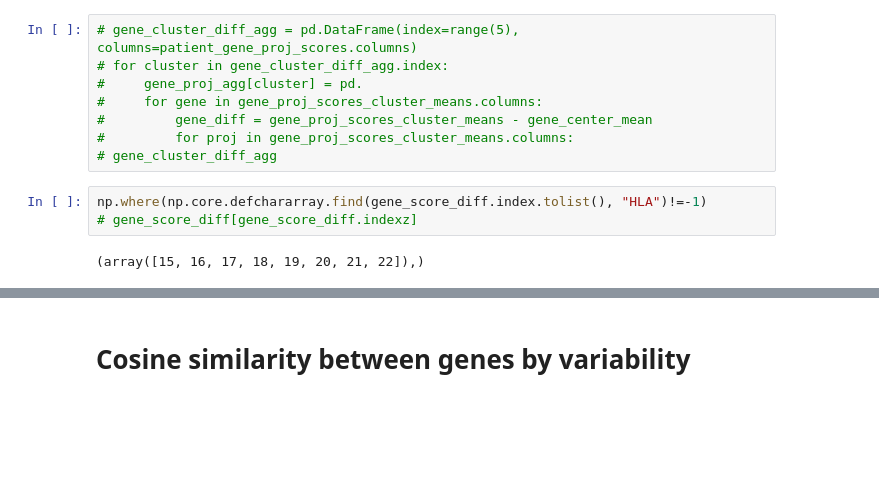
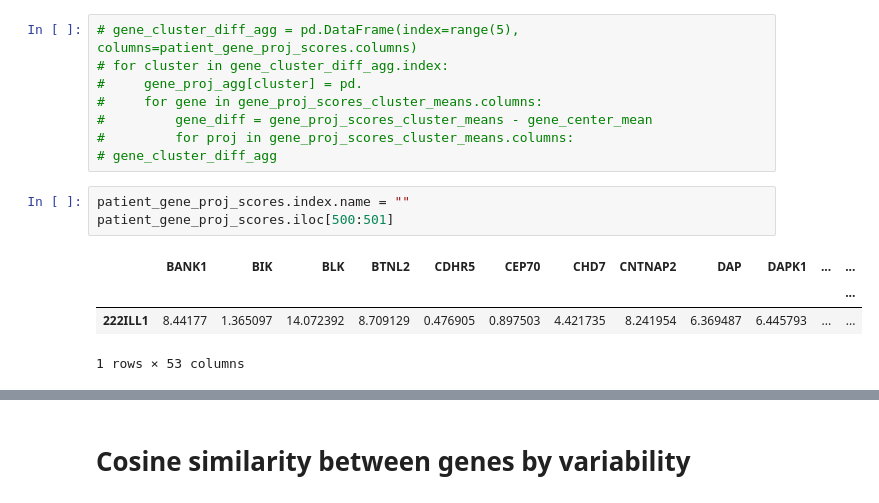
Before and after one commit to NCBI-Codeathons/SLEuth, a Jupyter notebook: notebooks/gene_feature_selection_from_cluster_results.ipynb, the cells around one changed output, grey strips where cells are left out. Saved outputs shown, nothing was run; the diff lists cells and outputs as text; blank space fills up the shorter version.

```diff
--- a/notebooks/gene_feature_selection_from_cluster_results.ipynb
+++ b/notebooks/gene_feature_selection_from_cluster_results.ipynb
@@ -88,11 +88,14 @@ gene_proj_scores_cluster_means
 #         gene_diff = gene_proj_scores_cluster_means - gene_center_mean
 #         for proj in gene_proj_scores_cluster_means.columns:
 # gene_cluster_diff_agg
-# %%
-np.where(np.core.defchararray.find(gene_score_diff.index.tolist(), "HLA")!=-1)
-# gene_score_diff[gene_score_diff.indexz]
-# %% [output]
-(array([15, 16, 17, 18, 19, 20, 21, 22]),)
+# %%
+patient_gene_proj_scores.index.name = ""
+patient_gene_proj_scores.iloc[500:501]
+# %% [output]
+|  | BANK1 | BIK | BLK | BTNL2 | CDHR5 | CEP70 | CHD7 | CNTNAP2 | DAP | DAPK1 | ... | ... |
+|  |  |  |  |  |  |  |  |  |  |  |  | ... |
+| 222ILL1 | 8.44177 | 1.365097 | 14.072392 | 8.709129 | 0.476905 | 0.897503 | 4.421735 | 8.241954 | 6.369487 | 6.445793 | ... | ... |
+1 rows × 53 columns
 # %%
 for cluster in range(gene_proj_scores_cluster_means.shape[0]):
     gene_score_diff = gene_proj_scores_cluster_means.iloc[cluster] - gene_center_mean
```
Also changed, not shown: parts of 1 cell of this notebook, 7 other files.
